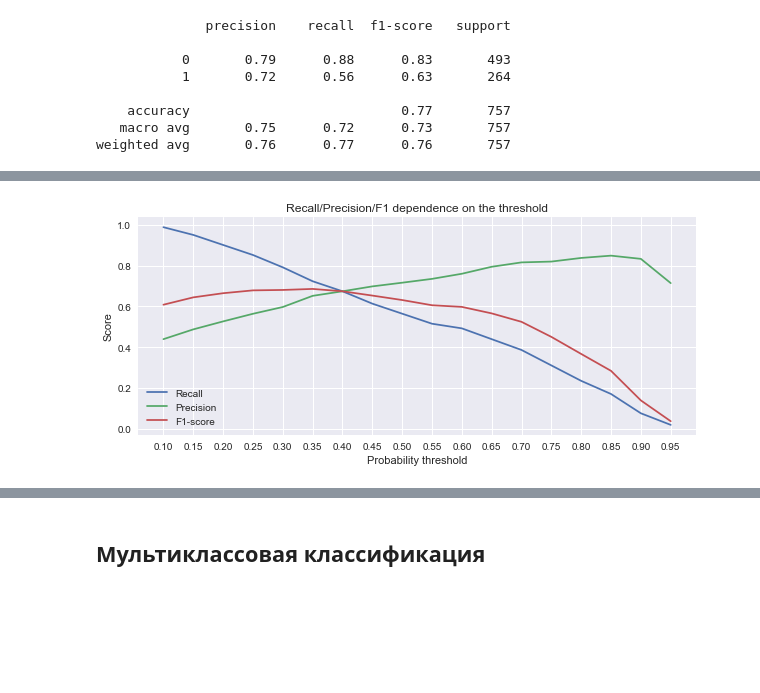
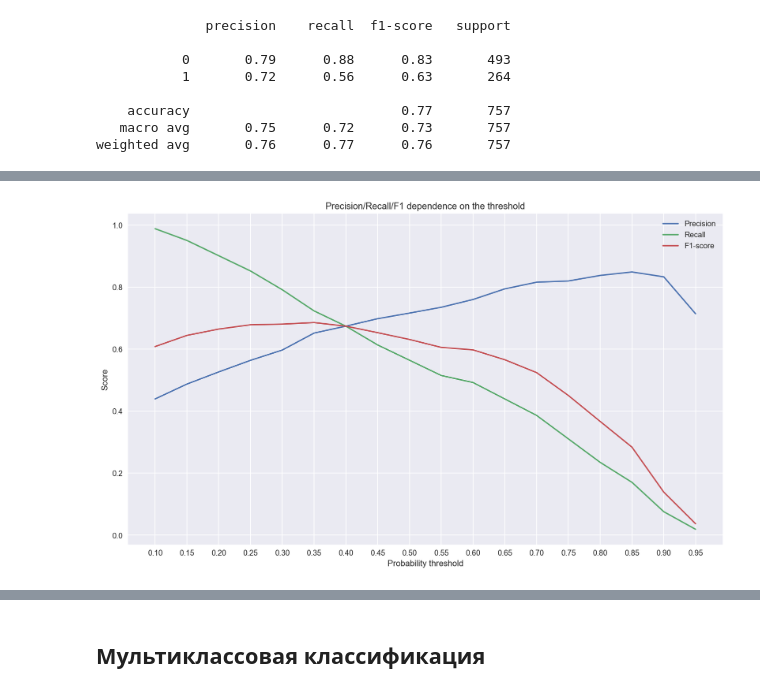
Before and after one commit to Chepell/SF_DS_Pro, a Jupyter notebook: ML-3/02_Classification_LogisticRegression.ipynb, the cells around one changed output, grey strips where cells are left out. Cells and saved outputs as stored; diff of their text form; code cells hidden in the pictures; blank space fills up the shorter version.

```diff
--- a/ML-3/02_Classification_LogisticRegression.ipynb
+++ b/ML-3/02_Classification_LogisticRegression.ipynb
@@ -266,42 +312,46 @@ weighted avg       0.76      0.77      0.76       757
 # %%
 # Считаем вероятности наличия диабета для каждого из пациентов
-# Нас интересует только вероятность класса (второй столбец)
-y_proba_pred = log_reg_full.predict_proba(diabetes_data.drop('Outcome', axis=1))[:, 1]
+# Тут берем таблицу вероятностей и интересует только вероятность класса 1 (второй столбец)
+y_proba_pred = log_reg_full.predict_proba(diabetes_data.drop(columns='Outcome'))[:, 1]
+
 # Для удобства завернем numpy-массив в pandas Series
 y_proba_pred = pd.Series(y_proba_pred)
+
 # Создадим списки, в которых будем хранить значения метрик
+precision_scores = []
 recall_scores = []
-precision_scores = []
 f1_scores = []
 
 # Сгенерируем набор вероятностных порогов в диапазоне от 0.1 до 1
 thresholds = np.arange(0.1, 1, 0.05)
+
 # В цикле будем перебирать сгенерированные пороги
 for threshold in thresholds:
     # Пациентов, для которых вероятность наличия диабета > threshold относим к классу 1
     # В противном случае - к классу 0
-    y_pred = y_proba_pred.apply(lambda x: 1 if x>threshold else 0)
+    y_pred = y_proba_pred.apply(lambda x: 1 if x > threshold else 0)
+
     # Считаем метрики и добавляем их в списки
+    precision_scores.append(metrics.precision_score(y, y_pred))
     recall_scores.append(metrics.recall_score(y, y_pred))
-    precision_scores.append(metrics.precision_score(y, y_pred))
     f1_scores.append(metrics.f1_score(y, y_pred))
 # %%
 # Визуализируем метрики при различных threshold
-fig, ax = plt.subplots(figsize=(10, 4)) #фигура + координатная плоскость
+fig, ax = plt.subplots(figsize=(14, 8)) # фигура + координатная плоскость
+# Строим линейный график зависимости precision от threshold
+ax.plot(thresholds, precision_scores, label='Precision')
 # Строим линейный график зависимости recall от threshold
 ax.plot(thresholds, recall_scores, label='Recall')
-# Строим линейный график зависимости precision от threshold
-ax.plot(thresholds, precision_scores, label='Precision')
 # Строим линейный график зависимости F1 от threshold
 ax.plot(thresholds, f1_scores, label='F1-score')
 
 # Даем графику название и подписи осям
-ax.set_title('Recall/Precision/F1 dependence on the threshold')
+ax.set_title('Precision/Recall/F1 dependence on the threshold')
 ax.set_xlabel('Probability threshold')
 ax.set_ylabel('Score')
 # Устанавливаем отметки по оси x
 ax.set_xticks(thresholds)
 # Отображаем легенду
 ax.legend();
 # %% [output]
-[figure, old version]
+[figure, new version]
```
Also changed, not shown: parts of 11 cells of this notebook, 3 other files.
